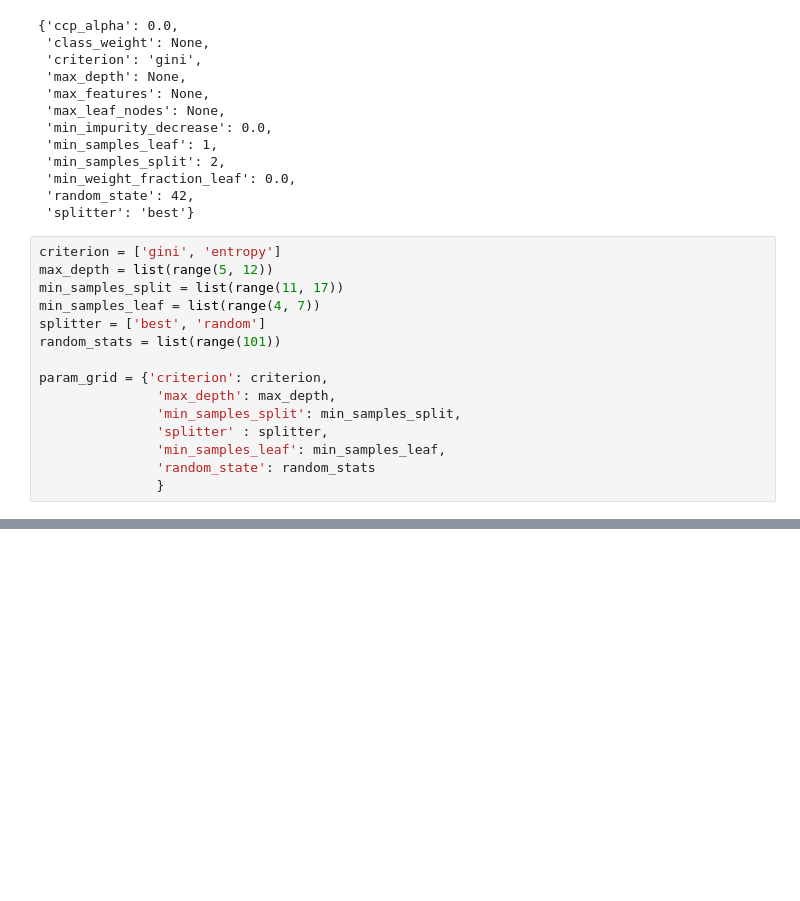
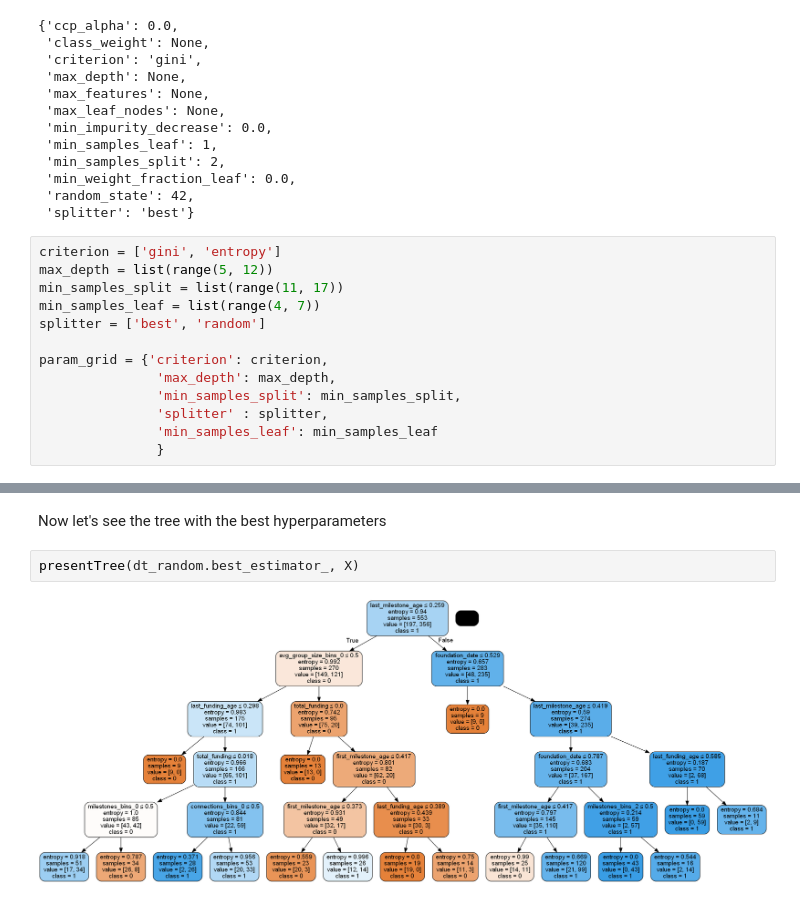
Before and after one commit to Liri-Be/DataMining, a Jupyter notebook: part-2/part2.ipynb, the cells around one changed output, grey strips where cells are left out. Cells and saved outputs as stored; diff of their text form; blank space fills up the shorter version.

```diff
--- a/part-2/part2.ipynb
+++ b/part-2/part2.ipynb
@@ -881,14 +967,12 @@ max_depth = list(range(5, 12))
 min_samples_split = list(range(11, 17))
 min_samples_leaf = list(range(4, 7))
 splitter = ['best', 'random']
-random_stats = list(range(101))
 
 param_grid = {'criterion': criterion,
                'max_depth': max_depth,
                'min_samples_split': min_samples_split,
                'splitter' : splitter,
-               'min_samples_leaf': min_samples_leaf,
-               'random_state': random_stats
+               'min_samples_leaf': min_samples_leaf
                }
 # %%
 X_train, X_test, y_train, y_test = train_test_split(X, y, test_size=0.25, random_state=42)
@@ -941,3 +1009,9 @@ Improvement of 2.33%.
+# %% [markdown]
+Now let's see the tree with the best hyperparameters
+# %%
+presentTree(dt_random.best_estimator_, X)
+# %% [output]
+[figure, added]
 # %%
 dt_grid = GridSearchCV(estimator=clf, param_grid=param_grid, cv=5, n_jobs=-1, verbose=2)
 
```
Also changed, not shown: parts of 31 cells of this notebook.
